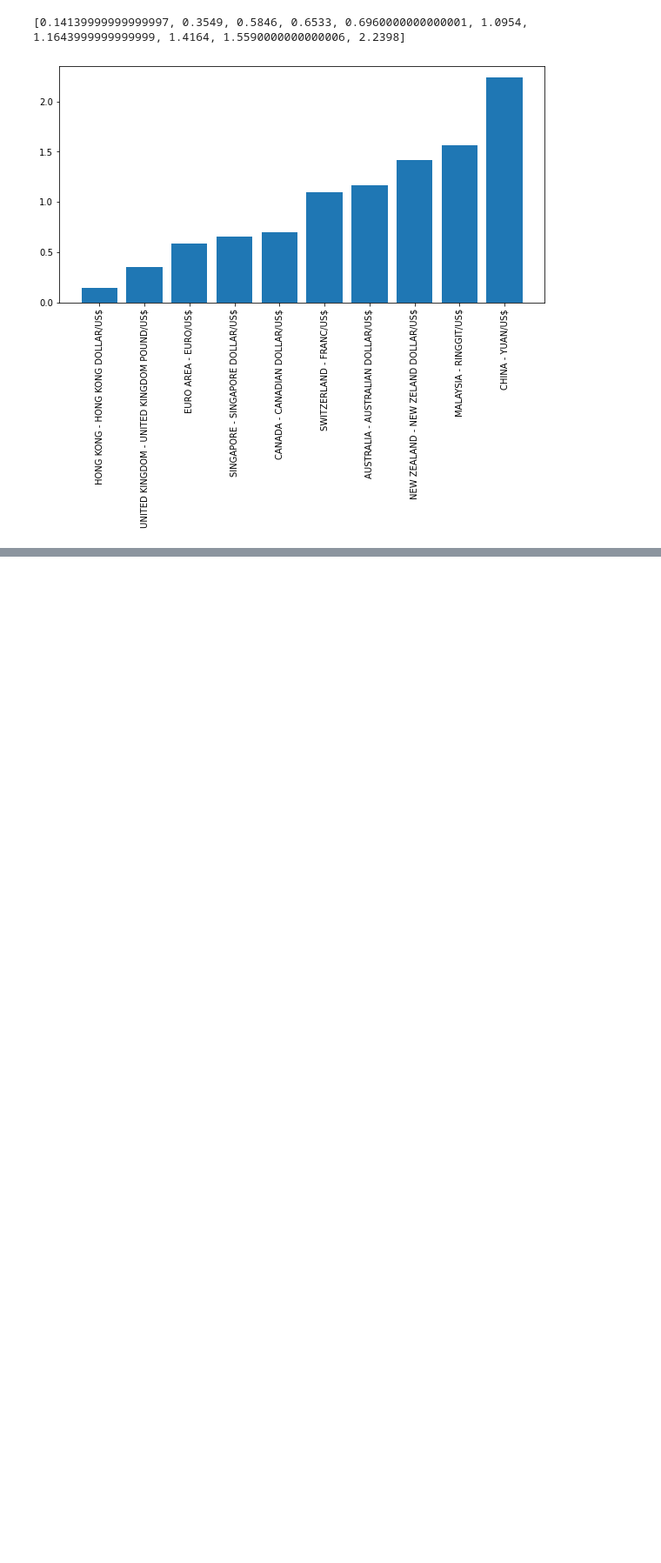
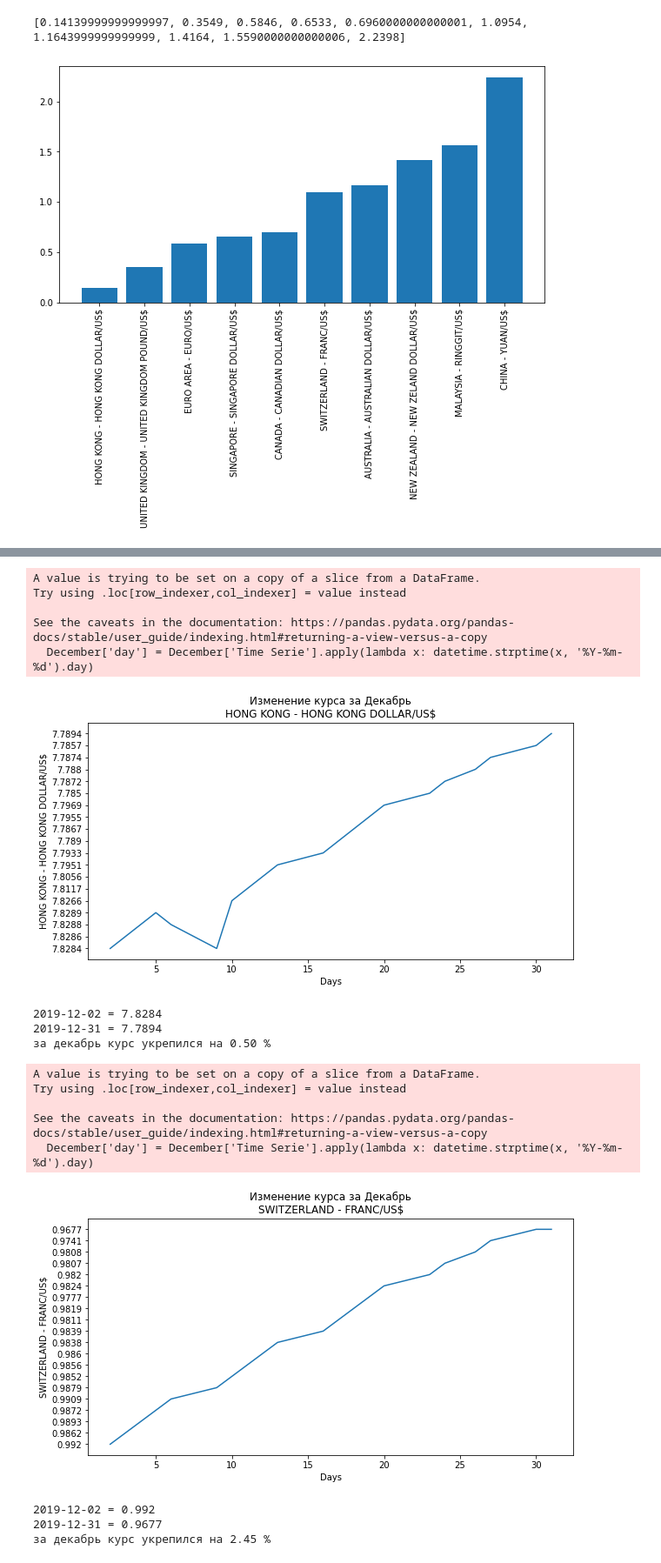
Before and after one commit to Nutamy/mitapp, a Jupyter notebook: eda-project-1.ipynb, the cells around one changed output, grey strips where cells are left out. Shown: that part at 87% size. Drawn from its saved outputs; the diff is of its cells as text; code cells hidden in the pictures; blank space fills up the shorter version.

```diff
--- a/eda-project-1.ipynb
+++ b/eda-project-1.ipynb
@@ -146,12 +146,12 @@ ax = fig.add_subplot()
 valutes_delta = []
 x = list(x for x in range(10))
 years = rates['year'].unique().tolist()
-for i,v in enumerate(list_valute_sort[:-12]):
+for i,v in enumerate(list_valute_sort[:-11]):
     valutes_delta.append(list_v[i][1][2][1])
 print(valutes_delta)
 ax.bar(x,height=valutes_delta)
 ax.set_xticks(x)
-ax.set_xticklabels(list_valute_sort[:-12], rotation=90)
+ax.set_xticklabels(list_valute_sort[:-11], rotation=90)
 plt.show()
 # %% [output]
 [0.14139999999999997, 0.3549, 0.5846, 0.6533, 0.6960000000000001, 1.0954, 1.1643999999999999, 1.4164, 1.5590000000000006, 2.2398]
@@ -256,0 +341,60 @@ KeyError: "None of [Index([('SINGAPORE - SINGAPORE DOLLAR/US$', 'SWITZERLAND - F
+# %%
+def plot_december(data, valute):
+    fig = plt.figure(figsize=(10,5))
+    ax = fig.add_subplot()
+
+    without_ND = data[data[valute] != 'ND']
+    December = without_ND[(without_ND['year'] == 2019) & (without_ND['month'] == 12)]
+    December['day'] = December['Time Serie'].apply(lambda x: datetime.strptime(x, '%Y-%m-%d').day)
+
+    x1 = x[(x['year'] == 2019) & (x['month'] == 12)][valute]
+    days = December['day']
+    ax.plot(days,x1)
+    ax.set_ylabel(valute)
+    ax.set_xlabel('Days')
+    ax.set_title(f'Изменение курса за Декабрь\n{valute}')
+    plt.show()
+
+    #  курс валюты 2000-01-03
+    first = float(December[valute].iloc[0])
+    date_first = December['Time Serie'].iloc[0]
+
+    # курс валюты 2019-12-31
+    last = float(December[valute].iloc[-1])
+    date_last = December['Time Serie'].iloc[-1]
+
+    # На сколько процентов выросла/упала валюта
+    procentage = (first-last)/(first/100)
+
+    print(f'{date_first} = {first}')
+    print(f'{date_last} = {last}')
+
+    if procentage > 0:
+        print(f'за декабрь курс укрепился на {procentage:.2f} %')
+    else:
+        print(f'за декабрь курс ослаб на {procentage:.2f} %')
+
+
+
+plot_december(data_2019, 'HONG KONG - HONG KONG DOLLAR/US$')
+plot_december(data_2019, 'SWITZERLAND - FRANC/US$')
+plot_december(data_2019, 'NEW ZEALAND - NEW ZELAND DOLLAR/US$')
+# %% [output]
+A value is trying to be set on a copy of a slice from a DataFrame.
+Try using .loc[row_indexer,col_indexer] = value instead
+
+See the caveats in the documentation: https://pandas.pydata.org/pandas-docs/stable/user_guide/indexing.html#returning-a-view-versus-a-copy
+  December['day'] = December['Time Serie'].apply(lambda x: datetime.strptime(x, '%Y-%m-%d').day)
+[figure, added]
+2019-12-02 = 7.8284
+2019-12-31 = 7.7894
+за декабрь курс укрепился на 0.50 %
+A value is trying to be set on a copy of a slice from a DataFrame.
+Try using .loc[row_indexer,col_indexer] = value instead
+
+See the caveats in the documentation: https://pandas.pydata.org/pandas-docs/stable/user_guide/indexing.html#returning-a-view-versus-a-copy
+  December['day'] = December['Time Serie'].apply(lambda x: datetime.strptime(x, '%Y-%m-%d').day)
+[figure, added]
+2019-12-02 = 0.992
+2019-12-31 = 0.9677
+за декабрь курс укрепился на 2.45 %
```
Also changed, not shown: parts of 12 cells of this notebook.
